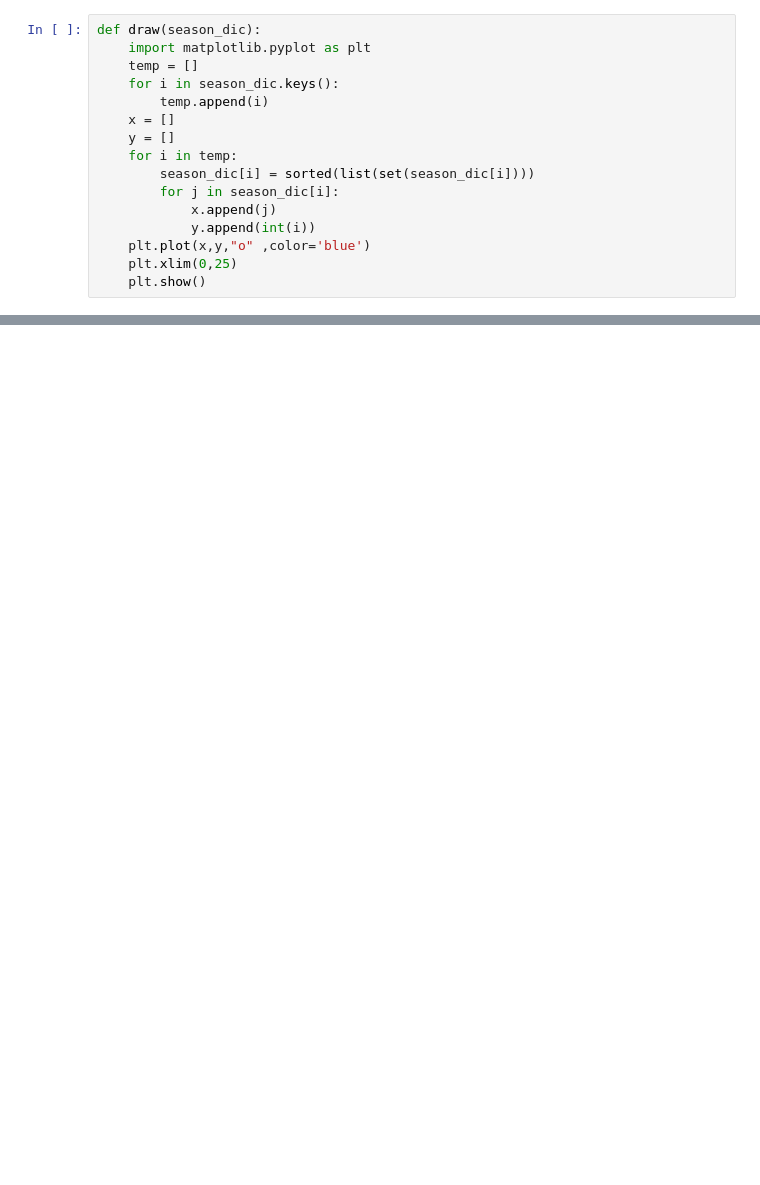
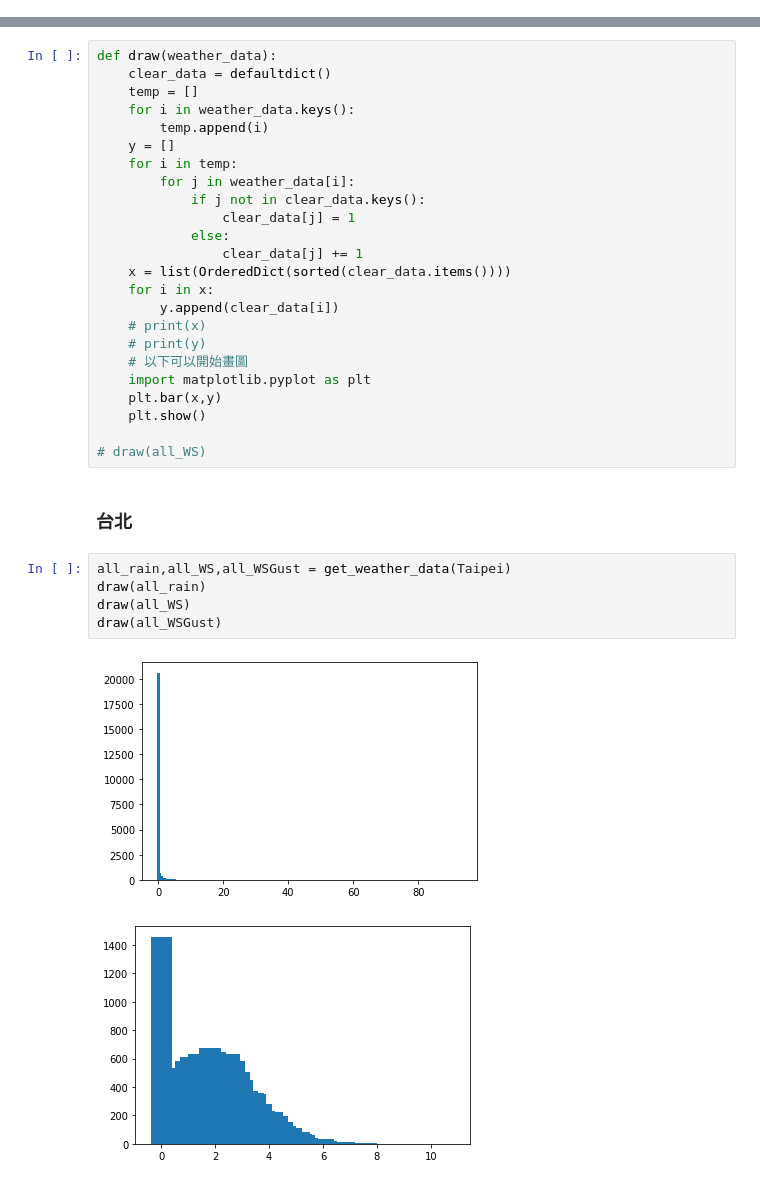
Before and after one commit to lamuyang/DigiTalant_DataScience, a Jupyter notebook: plt.ipynb, the cells around one changed output, grey strips where cells are left out. Drawn from its saved outputs; the diff is of its cells as text; blank space fills up the shorter version.

```diff
--- a/plt.ipynb
+++ b/plt.ipynb
@@ -258,16 +63,0 @@ print(len(winter_rain))
-# %%
-def draw(season_dic):
-    import matplotlib.pyplot as plt
-    temp = []
-    for i in season_dic.keys():
-        temp.append(i)
-    x = []
-    y = []
-    for i in temp:
-        season_dic[i] = sorted(list(set(season_dic[i])))
-        for j in season_dic[i]:
-            x.append(j)
-            y.append(int(i))
-    plt.plot(x,y,"o" ,color='blue')
-    plt.xlim(0,25)
-    plt.show()
@@ -299,0 +64,34 @@ draw(winter_WSGust)
+# %%
+def draw(weather_data):
+    clear_data = defaultdict()
+    temp = []
+    for i in weather_data.keys():
+        temp.append(i)
+    y = []
+    for i in temp:
+        for j in weather_data[i]:
+            if j not in clear_data.keys():
+                clear_data[j] = 1
+            else:
+                clear_data[j] += 1
+    x = list(OrderedDict(sorted(clear_data.items())))
+    for i in x:
+        y.append(clear_data[i])
+    # print(x)
+    # print(y)
+    # 以下可以開始畫圖
+    import matplotlib.pyplot as plt
+    plt.bar(x,y)
+    plt.show()
+
+# draw(all_WS)
+# %% [markdown]
+### 台北
+# %%
+all_rain,all_WS,all_WSGust = get_weather_data(Taipei)
+draw(all_rain)
+draw(all_WS)
+draw(all_WSGust)
+# %% [output]
+[figure, added]
+[figure, added]
```
Also changed, not shown: parts of 16 cells of this notebook.
